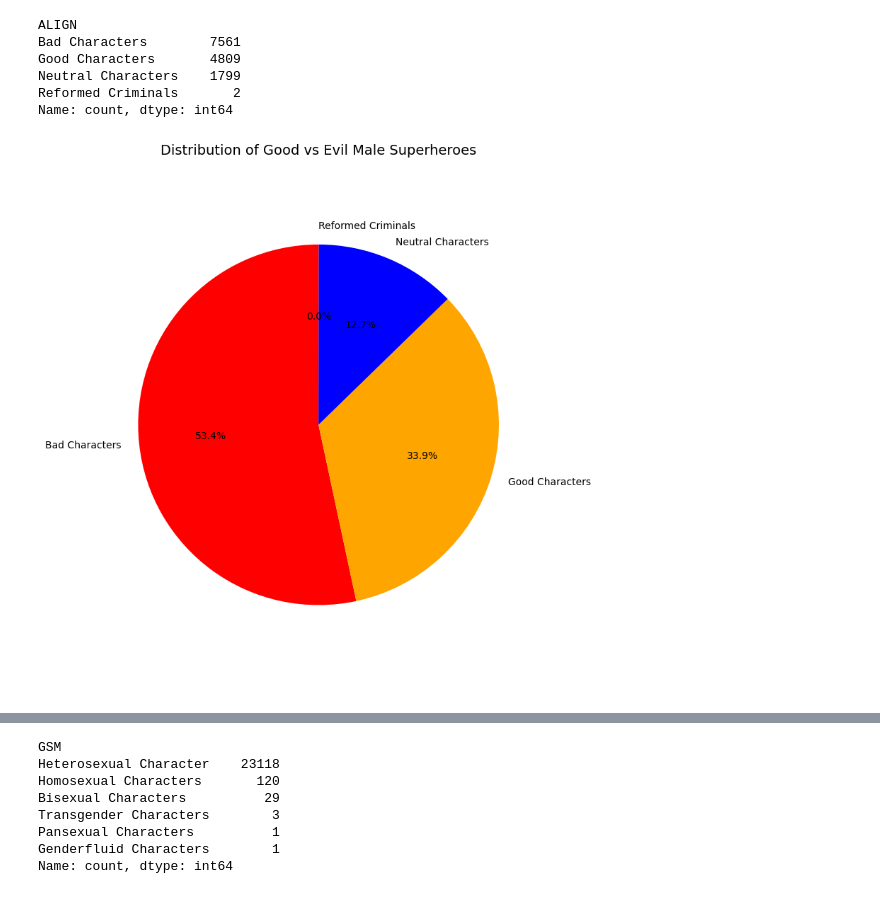
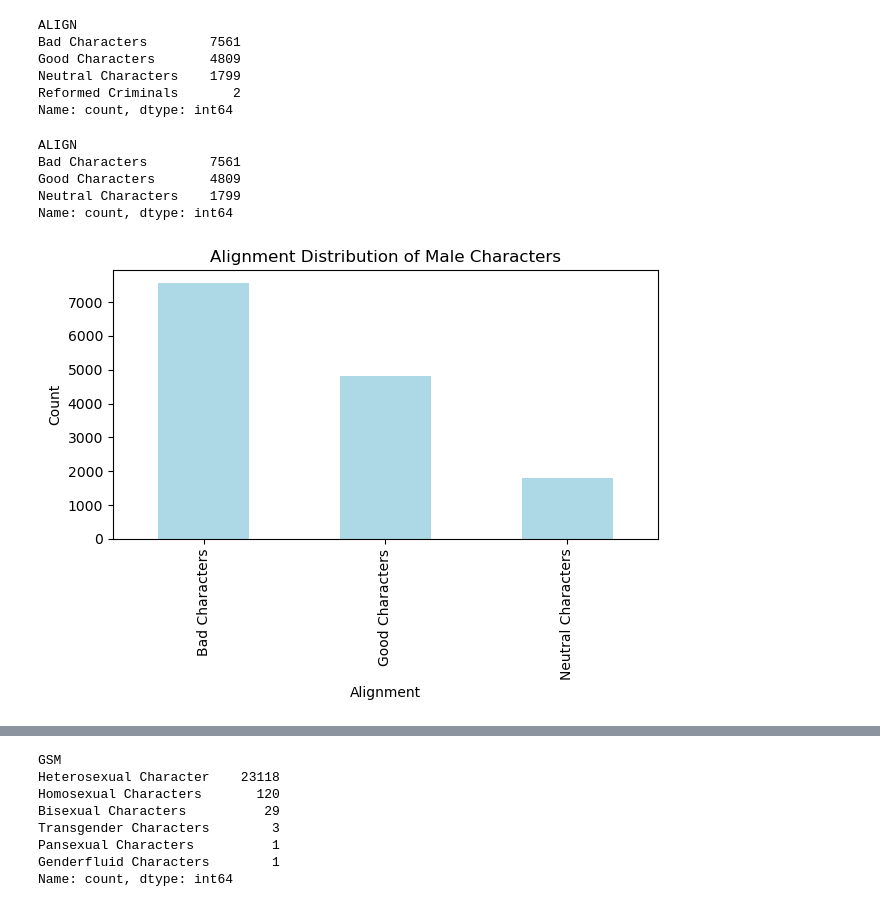
Before and after one commit to jennalovesdata/capstone_superheroes, a Jupyter notebook: notebooks/superhero_gender.ipynb, the cells around one changed output, grey strips where cells are left out. Cells and saved outputs as stored; diff of their text form; code cells hidden in the pictures.

```diff
--- a/notebooks/superhero_gender.ipynb
+++ b/notebooks/superhero_gender.ipynb
@@ -187,15 +179,25 @@ Good Characters       4809
 Neutral Characters    1799
 Reformed Criminals       2
 Name: count, dtype: int64
+# %%
+top_three_alignments = male_alignment_counts.head(3)
+top_three_alignments
+# %% [output]
+ALIGN
+Bad Characters        7561
+Good Characters       4809
+Neutral Characters    1799
+Name: count, dtype: int64
 # %%
-plt.figure(figsize=(8, 8))
-plt.pie(male_alignment_counts, labels=male_alignment_counts.index, autopct='%1.1f%%', colors=['red', 'orange', 'blue'], startangle=90)
-plt.title('Distribution of Good vs Evil Male Superheroes', fontsize=14)
-plt.axis('equal')
+top_three_alignments.plot(kind='bar', color='lightblue')
+plt.xlabel('Alignment')
+plt.ylabel('Count')
+plt.title('Alignment Distribution of Male Characters')
 plt.tight_layout()
+plt.savefig('alignment_male.png', transparent=True)
 plt.show()
 # %% [output]
-[figure, old version]
+[figure, new version]
 # %%
 female_heroes = both_df[both_df['SEX'] == 'Female Characters']
 female_alignment_counts = female_heroes['ALIGN'].value_counts()
```
Also changed, not shown: parts of 9 cells of this notebook, 22 other files.
